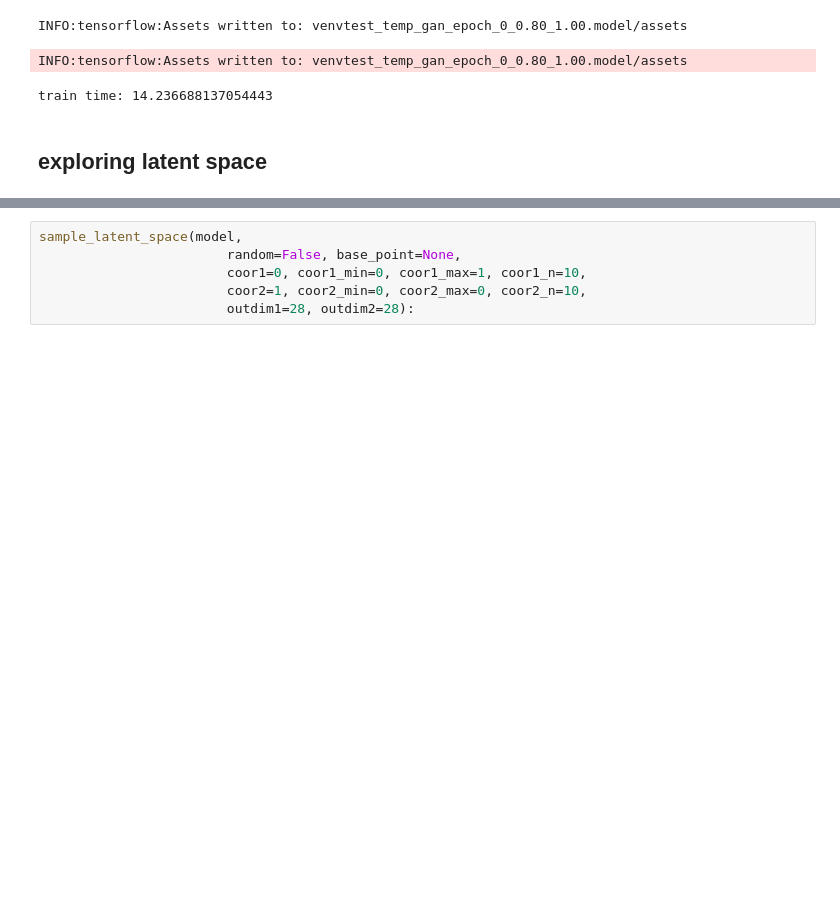
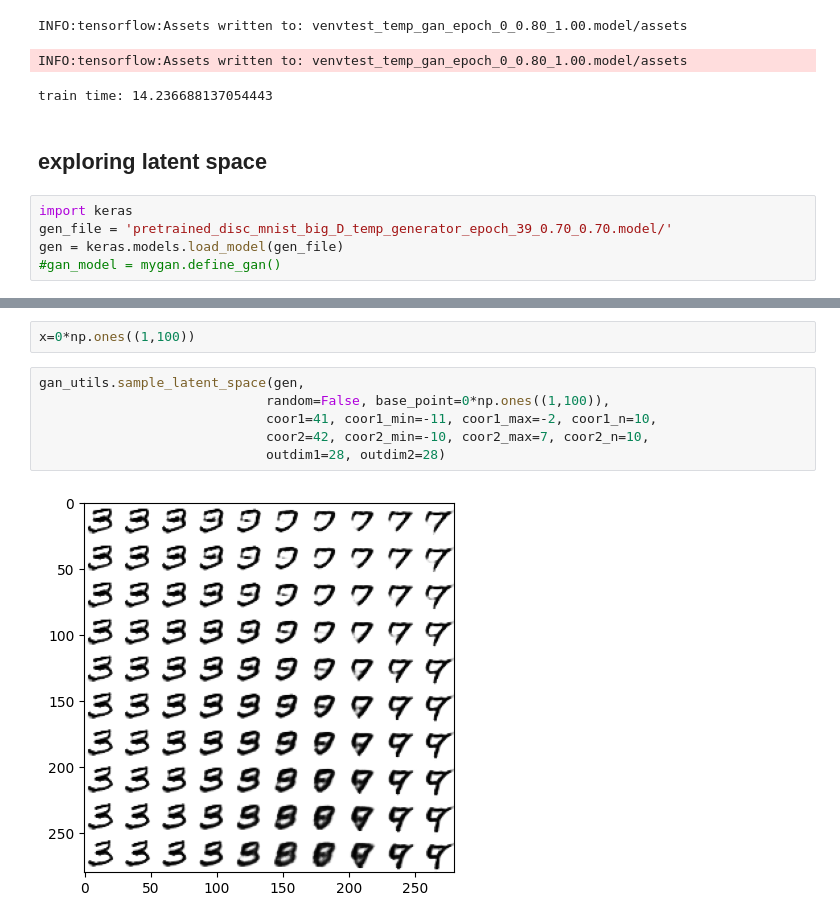
Before and after one commit to tsubu01/MP-GAN, a Jupyter notebook: MP-GAN_Notebook.ipynb, the cells around one changed output, grey strips where cells are left out. Drawn from its saved outputs; the diff is of its cells as text; blank space fills up the shorter version.

Commit message:
finalized latent_sampling

```diff
--- a/MP-GAN_Notebook.ipynb
+++ b/MP-GAN_Notebook.ipynb
@@ -204,3 +204,8 @@ INFO:tensorflow:Assets written to: venvtest_temp_gan_epoch_0_0.80_1.00.model/ass
 train time: 14.236688137054443
 # %% [markdown]
 ## exploring latent space
+# %%
+import keras
+gen_file = 'pretrained_disc_mnist_big_D_temp_generator_epoch_39_0.70_0.70.model/'
+gen = keras.models.load_model(gen_file)
+#gan_model = mygan.define_gan()
@@ -207,6 +215,10 @@ train time: 14.236688137054443
+# %%
+x=0*np.ones((1,100))
 # %%
-sample_latent_space(model,
-                        random=False, base_point=None,
-                        coor1=0, coor1_min=0, coor1_max=1, coor1_n=10,
-                        coor2=1, coor2_min=0, coor2_max=0, coor2_n=10,
-                        outdim1=28, outdim2=28):
+gan_utils.sample_latent_space(gen,
+                             random=False, base_point=0*np.ones((1,100)),
+                             coor1=41, coor1_min=-11, coor1_max=-2, coor1_n=10,
+                             coor2=42, coor2_min=-10, coor2_max=7, coor2_n=10,
+                             outdim1=28, outdim2=28)
+# %% [output]
+[figure, added]
```
Also changed, not shown: parts of 6 cells of this notebook, 1 other file.
